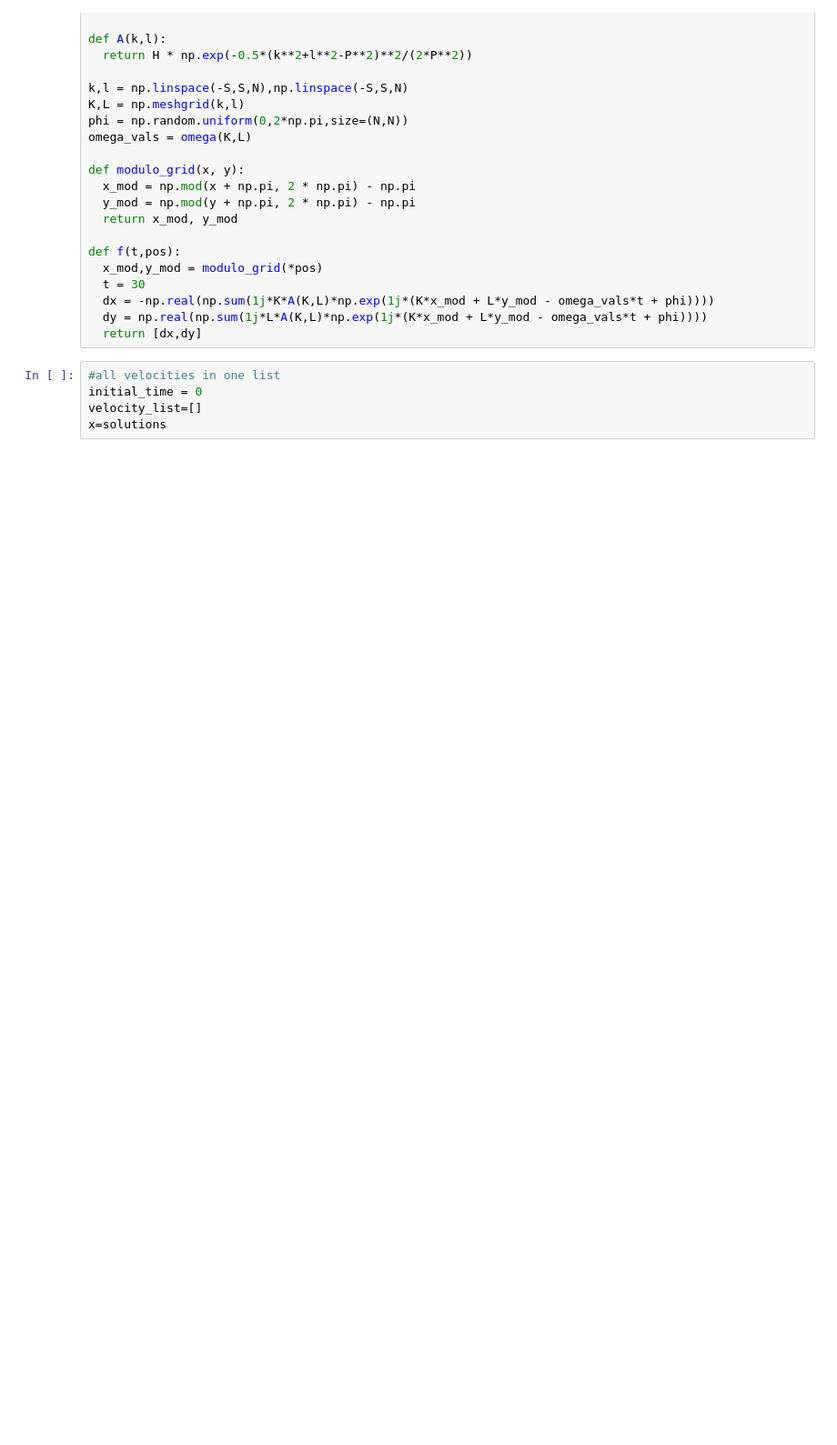
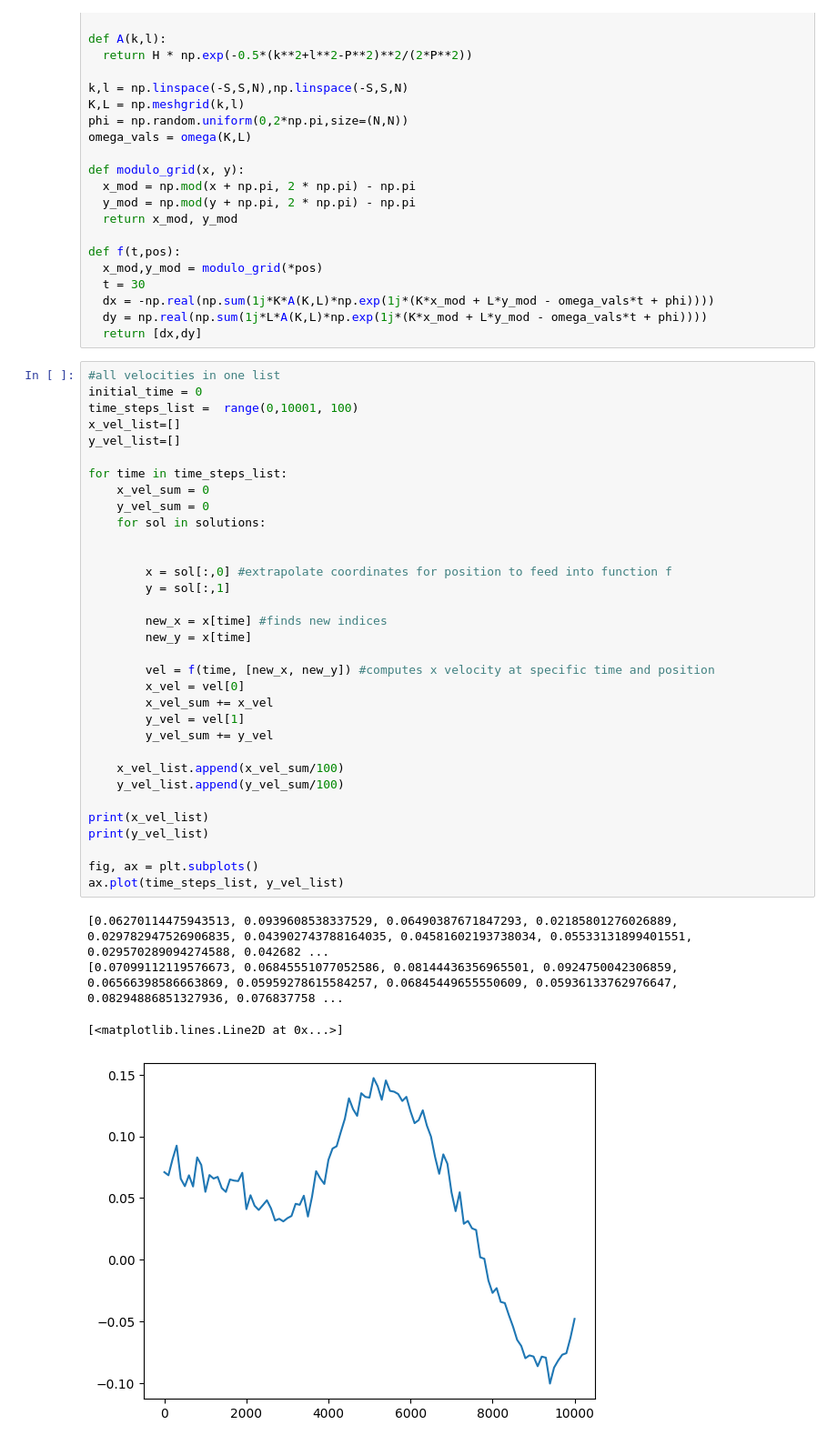
Before and after one commit to bpellow/m2rproject, a Jupyter notebook: Lagr_autocorrelation/velocity_auto_0.ipynb, the cells around one changed output. Shown at 91% size. Cells and saved outputs as stored; diff of their text form; blank space fills up the shorter version.

```diff
--- a/Lagr_autocorrelation/velocity_auto_0.ipynb
+++ b/Lagr_autocorrelation/velocity_auto_0.ipynb
@@ -42,11 +42,44 @@ def f(t,pos):
   dx = -np.real(np.sum(1j*K*A(K,L)*np.exp(1j*(K*x_mod + L*y_mod - omega_vals*t + phi))))
   dy = np.real(np.sum(1j*L*A(K,L)*np.exp(1j*(K*x_mod + L*y_mod - omega_vals*t + phi))))
   return [dx,dy]
-# %%
-#all velocities in one list
-initial_time = 0
-velocity_list=[]
-x=solutions
+# %%
+#all velocities in one list
+initial_time = 0
+time_steps_list =  range(0,10001, 100)
+x_vel_list=[]
+y_vel_list=[]
+
+for time in time_steps_list:
+    x_vel_sum = 0
+    y_vel_sum = 0
+    for sol in solutions:
+
+
+        x = sol[:,0] #extrapolate coordinates for position to feed into function f
+        y = sol[:,1]
+
+        new_x = x[time] #finds new indices
+        new_y = x[time]
+
+        vel = f(time, [new_x, new_y]) #computes x velocity at specific time and position
+        x_vel = vel[0]
+        x_vel_sum += x_vel
+        y_vel = vel[1]
+        y_vel_sum += y_vel
+
+    x_vel_list.append(x_vel_sum/100)
+    y_vel_list.append(y_vel_sum/100)
+
+print(x_vel_list)
+print(y_vel_list)
+
+fig, ax = plt.subplots()
+ax.plot(time_steps_list, y_vel_list)
+# %% [output]
+[0.06270114475943513, 0.0939608538337529, 0.06490387671847293, 0.02185801276026889, 0.029782947526906835, 0.043902743788164035, 0.04581602193738034, 0.05533131899401551, 0.029570289094274588, 0.042682 ...
+[0.07099112119576673, 0.06845551077052586, 0.08144436356965501, 0.0924750042306859, 0.06566398586663869, 0.05959278615584257, 0.06845449655550609, 0.05936133762976647, 0.08294886851327936, 0.076837758 ...
+[<matplotlib.lines.Line2D at 0x...>]
+[figure, added]
 # %%
 vaf_list=[] #empty velocity autocorrelations list
 n = 10001
```
Also changed, not shown: parts of 2 cells of this notebook.
